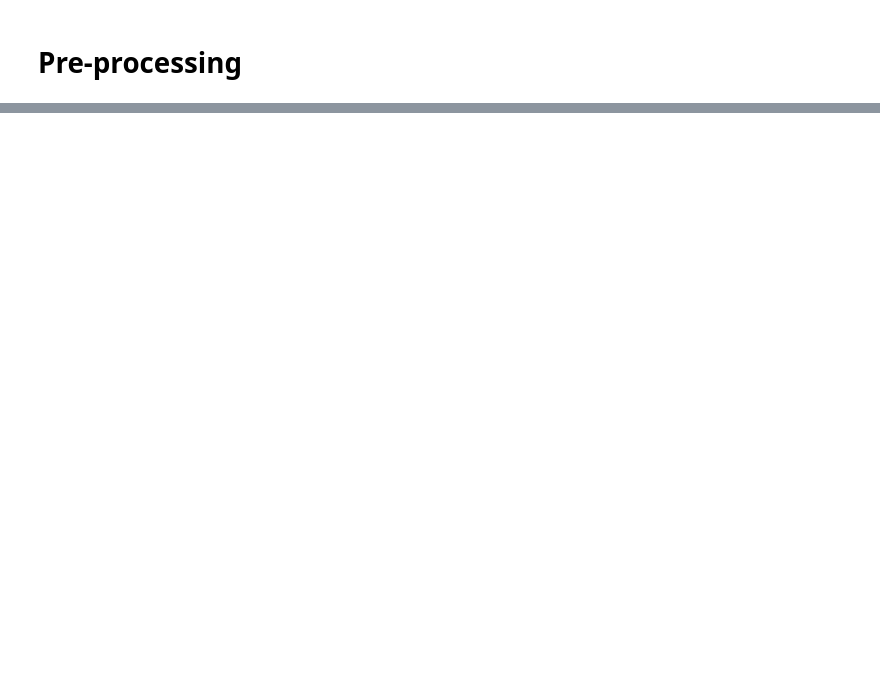
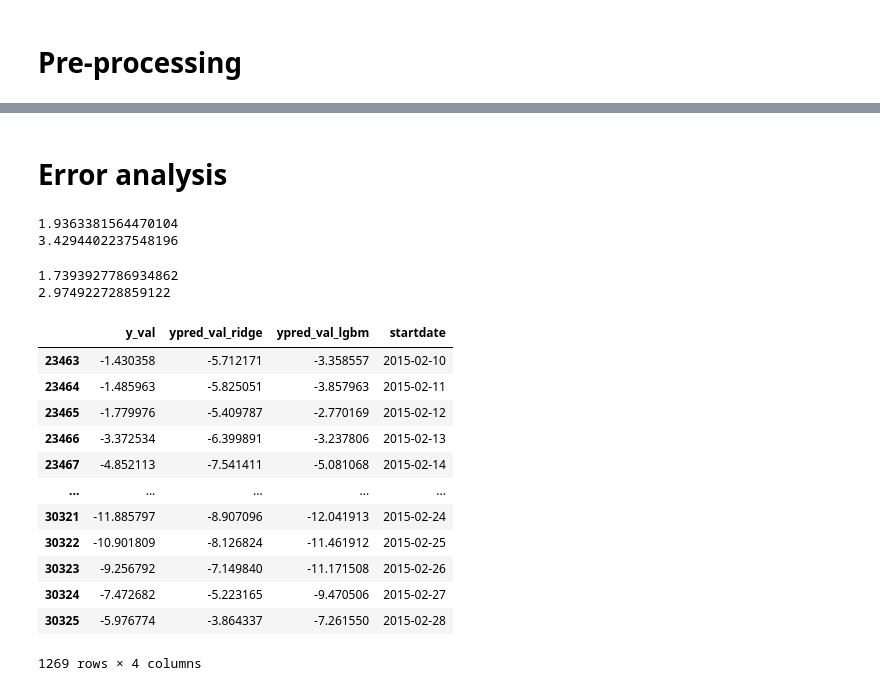
Before and after one commit to KieuSonTung/WiDS-Datathon-2023, a Jupyter notebook: wids_test.ipynb, the cells around one changed output, grey strips where cells are left out. Saved outputs shown, nothing was run; the diff lists cells and outputs as text; code cells hidden in the pictures; blank space fills up the shorter version.

Commit message:
Tuning LGBM + feature engineering

```diff
--- a/wids_test.ipynb
+++ b/wids_test.ipynb
@@ -341,0 +619,38 @@ mean_squared_error(y_test, y_pred, squared=False)
+# %% [markdown]
+# Error analysis
+# %%
+df1 = pd.read_csv('x_valid_drop_cols.csv')
+df2 = pd.read_csv('x_valid_no_drop_cols.csv')
+# %%
+df1 = df1[(df1['lon'] >= 0.6) & (df1['lat'] > 0.8)]
+df2 = df2[(df2['lon'] >= 0.6) & (df2['lat'] > 0.8)]
+# %%
+tmp1 = df1.loc[(df1['y_val'] <= -1) & (df1['month'] == 2), ['y_val', 'ypred_val_ridge', 'ypred_val_lgbm', 'startdate']]
+print(mean_squared_error(tmp1['y_val'], tmp1['ypred_val_ridge'], squared=False))
+print(mean_squared_error(tmp1['y_val'], tmp1['ypred_val_lgbm'], squared=False))
+# %% [output]
+1.9363381564470104
+3.4294402237548196
+# %%
+tmp2 = df2.loc[(df2['y_val'] <= -1) & (df2['month'] == 2), ['y_val', 'ypred_val_ridge', 'ypred_val_lgbm', 'startdate']]
+print(mean_squared_error(tmp2['y_val'], tmp2['ypred_val_ridge'], squared=False))
+print(mean_squared_error(tmp2['y_val'], tmp2['ypred_val_lgbm'], squared=False))
+# %% [output]
+1.7393927786934862
+2.974922728859122
+# %%
+tmp1
+# %% [output]
+|  | y_val | ypred_val_ridge | ypred_val_lgbm | startdate |
+| 23463 | -1.430358 | -5.712171 | -3.358557 | 2015-02-10 |
+| 23464 | -1.485963 | -5.825051 | -3.857963 | 2015-02-11 |
+| 23465 | -1.779976 | -5.409787 | -2.770169 | 2015-02-12 |
+| 23466 | -3.372534 | -6.399891 | -3.237806 | 2015-02-13 |
+| 23467 | -4.852113 | -7.541411 | -5.081068 | 2015-02-14 |
+| ... | ... | ... | ... | ... |
+| 30321 | -11.885797 | -8.907096 | -12.041913 | 2015-02-24 |
+| 30322 | -10.901809 | -8.126824 | -11.461912 | 2015-02-25 |
+| 30323 | -9.256792 | -7.149840 | -11.171508 | 2015-02-26 |
+| 30324 | -7.472682 | -5.223165 | -9.470506 | 2015-02-27 |
+| 30325 | -5.976774 | -3.864337 | -7.261550 | 2015-02-28 |
+1269 rows × 4 columns
```
Also changed, not shown: parts of 72 cells of this notebook, 2 other files.
